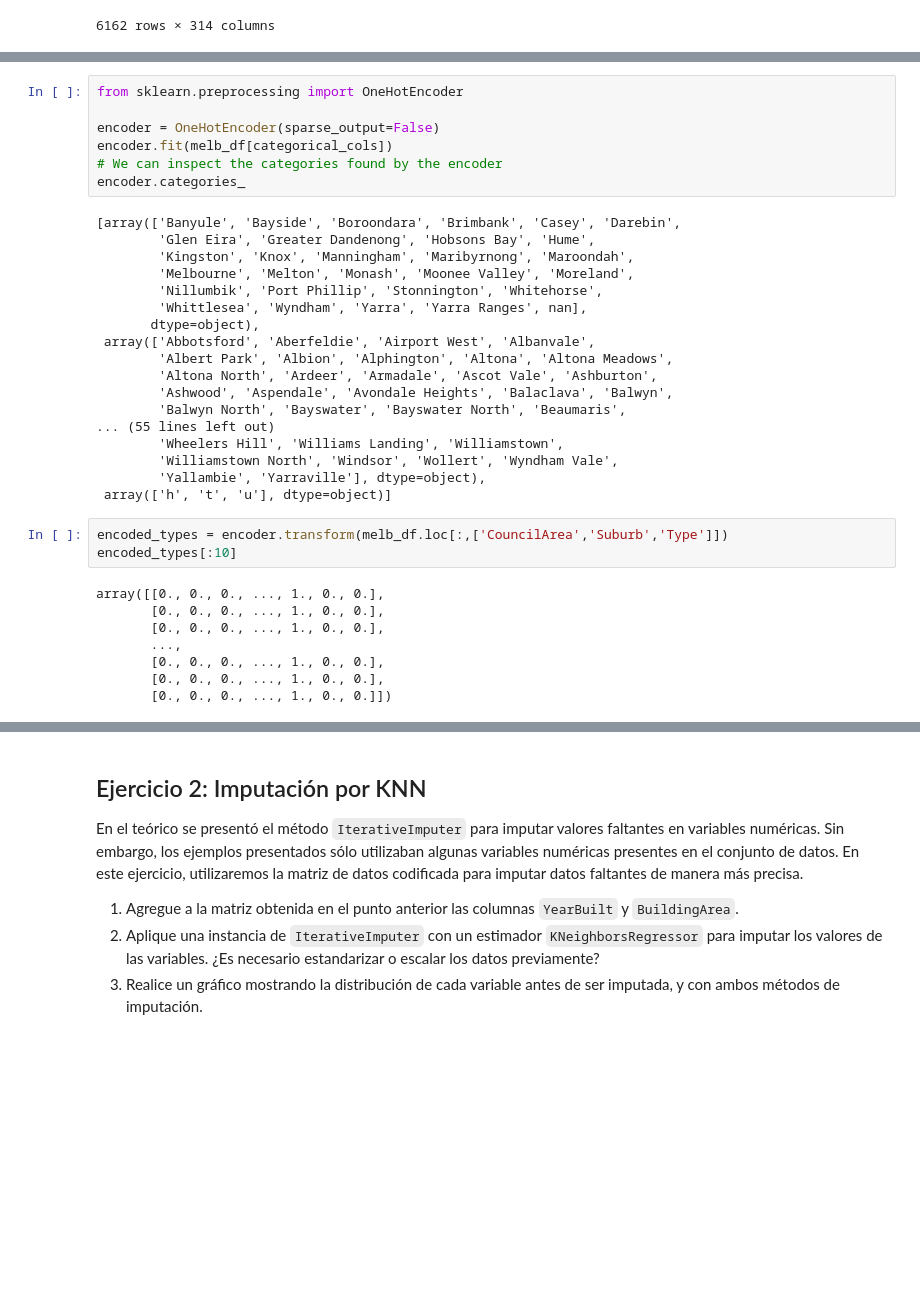
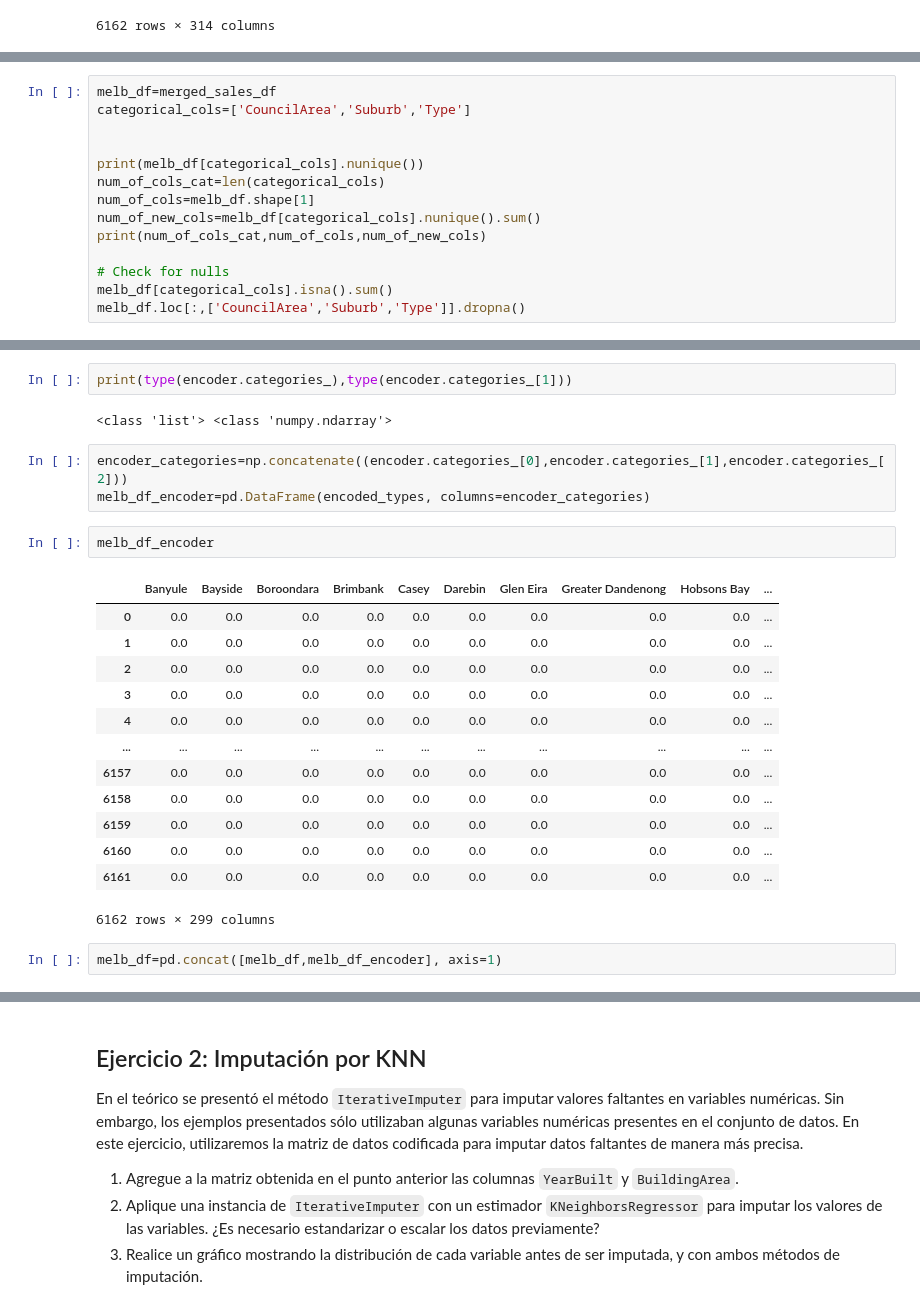
Before and after one commit to JeroFotinos/diplo_datos, a Jupyter notebook: Consignas_Entregable_AEyC - Parte 2.ipynb, the cells around one changed output, grey strips where cells are left out. Saved outputs shown, nothing was run; the diff lists cells and outputs as text; blank space fills up the shorter version.

Commit message:
OneHot Encoder terminado

```diff
--- a/Consignas_Entregable_AEyC - Parte 2.ipynb
+++ b/Consignas_Entregable_AEyC - Parte 2.ipynb
@@ -139,0 +142,14 @@ melb_df
+# %%
+melb_df=merged_sales_df
+categorical_cols=['CouncilArea','Suburb','Type']
+
+
+print(melb_df[categorical_cols].nunique())
+num_of_cols_cat=len(categorical_cols)
+num_of_cols=melb_df.shape[1]
+num_of_new_cols=melb_df[categorical_cols].nunique().sum()
+print(num_of_cols_cat,num_of_cols,num_of_new_cols)
+
+# Check for nulls
+melb_df[categorical_cols].isna().sum()
+melb_df.loc[:,['CouncilArea','Suburb','Type']].dropna()
@@ -157,37 +209,26 @@ melb_df.loc[:,['CouncilArea','Suburb','Type']].dropna()
-# %%
-from sklearn.preprocessing import OneHotEncoder
-
-encoder = OneHotEncoder(sparse_output=False)
-encoder.fit(melb_df[categorical_cols])
-# We can inspect the categories found by the encoder
-encoder.categories_
-# %% [output]
-[array(['Banyule', 'Bayside', 'Boroondara', 'Brimbank', 'Casey', 'Darebin',
-        'Glen Eira', 'Greater Dandenong', 'Hobsons Bay', 'Hume',
-        'Kingston', 'Knox', 'Manningham', 'Maribyrnong', 'Maroondah',
-        'Melbourne', 'Melton', 'Monash', 'Moonee Valley', 'Moreland',
-        'Nillumbik', 'Port Phillip', 'Stonnington', 'Whitehorse',
-        'Whittlesea', 'Wyndham', 'Yarra', 'Yarra Ranges', nan],
-       dtype=object),
- array(['Abbotsford', 'Aberfeldie', 'Airport West', 'Albanvale',
-        'Albert Park', 'Albion', 'Alphington', 'Altona', 'Altona Meadows',
-        'Altona North', 'Ardeer', 'Armadale', 'Ascot Vale', 'Ashburton',
-        'Ashwood', 'Aspendale', 'Avondale Heights', 'Balaclava', 'Balwyn',
-        'Balwyn North', 'Bayswater', 'Bayswater North', 'Beaumaris',
-... (55 lines left out)
-        'Wheelers Hill', 'Williams Landing', 'Williamstown',
-        'Williamstown North', 'Windsor', 'Wollert', 'Wyndham Vale',
-        'Yallambie', 'Yarraville'], dtype=object),
- array(['h', 't', 'u'], dtype=object)]
-# %%
-encoded_types = encoder.transform(melb_df.loc[:,['CouncilArea','Suburb','Type']])
-encoded_types[:10]
-# %% [output]
-array([[0., 0., 0., ..., 1., 0., 0.],
-       [0., 0., 0., ..., 1., 0., 0.],
-       [0., 0., 0., ..., 1., 0., 0.],
-       ...,
-       [0., 0., 0., ..., 1., 0., 0.],
-       [0., 0., 0., ..., 1., 0., 0.],
-       [0., 0., 0., ..., 1., 0., 0.]])
+# %%
+print(type(encoder.categories_),type(encoder.categories_[1]))
+# %% [output]
+<class 'list'> <class 'numpy.ndarray'>
+# %%
+encoder_categories=np.concatenate((encoder.categories_[0],encoder.categories_[1],encoder.categories_[2]))
+melb_df_encoder=pd.DataFrame(encoded_types, columns=encoder_categories)
+# %%
+melb_df_encoder
+# %% [output]
+|  | Banyule | Bayside | Boroondara | Brimbank | Casey | Darebin | Glen Eira | Greater Dandenong | Hobsons Bay | ... |
+| 0 | 0.0 | 0.0 | 0.0 | 0.0 | 0.0 | 0.0 | 0.0 | 0.0 | 0.0 | ... |
+| 1 | 0.0 | 0.0 | 0.0 | 0.0 | 0.0 | 0.0 | 0.0 | 0.0 | 0.0 | ... |
+| 2 | 0.0 | 0.0 | 0.0 | 0.0 | 0.0 | 0.0 | 0.0 | 0.0 | 0.0 | ... |
+| 3 | 0.0 | 0.0 | 0.0 | 0.0 | 0.0 | 0.0 | 0.0 | 0.0 | 0.0 | ... |
+| 4 | 0.0 | 0.0 | 0.0 | 0.0 | 0.0 | 0.0 | 0.0 | 0.0 | 0.0 | ... |
+| ... | ... | ... | ... | ... | ... | ... | ... | ... | ... | ... |
+| 6157 | 0.0 | 0.0 | 0.0 | 0.0 | 0.0 | 0.0 | 0.0 | 0.0 | 0.0 | ... |
+| 6158 | 0.0 | 0.0 | 0.0 | 0.0 | 0.0 | 0.0 | 0.0 | 0.0 | 0.0 | ... |
+| 6159 | 0.0 | 0.0 | 0.0 | 0.0 | 0.0 | 0.0 | 0.0 | 0.0 | 0.0 | ... |
+| 6160 | 0.0 | 0.0 | 0.0 | 0.0 | 0.0 | 0.0 | 0.0 | 0.0 | 0.0 | ... |
+| 6161 | 0.0 | 0.0 | 0.0 | 0.0 | 0.0 | 0.0 | 0.0 | 0.0 | 0.0 | ... |
+6162 rows × 299 columns
+# %%
+melb_df=pd.concat([melb_df,melb_df_encoder], axis=1)
 # %%
```
Also changed, not shown: parts of 14 cells of this notebook.
